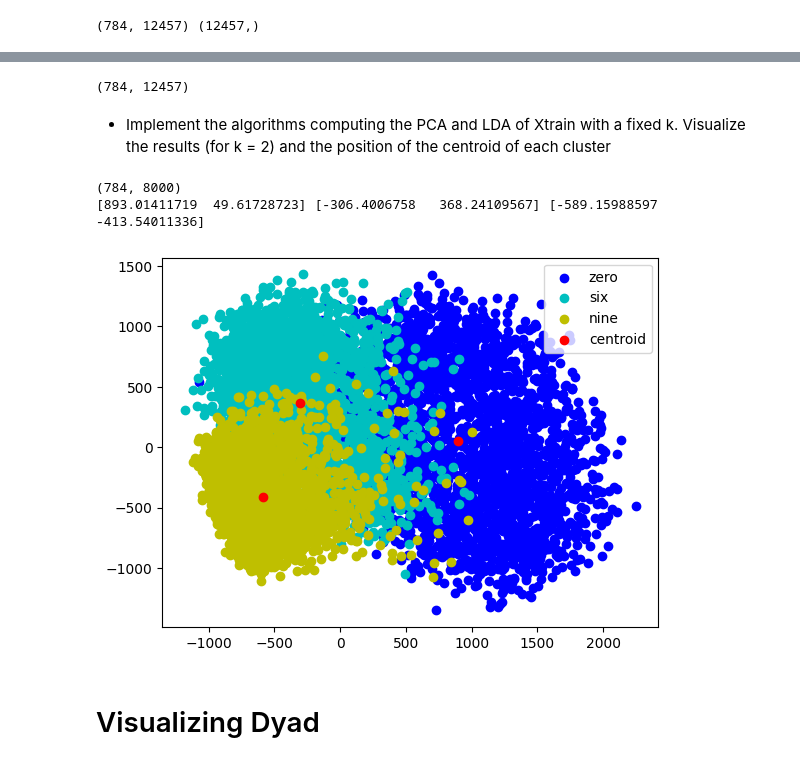
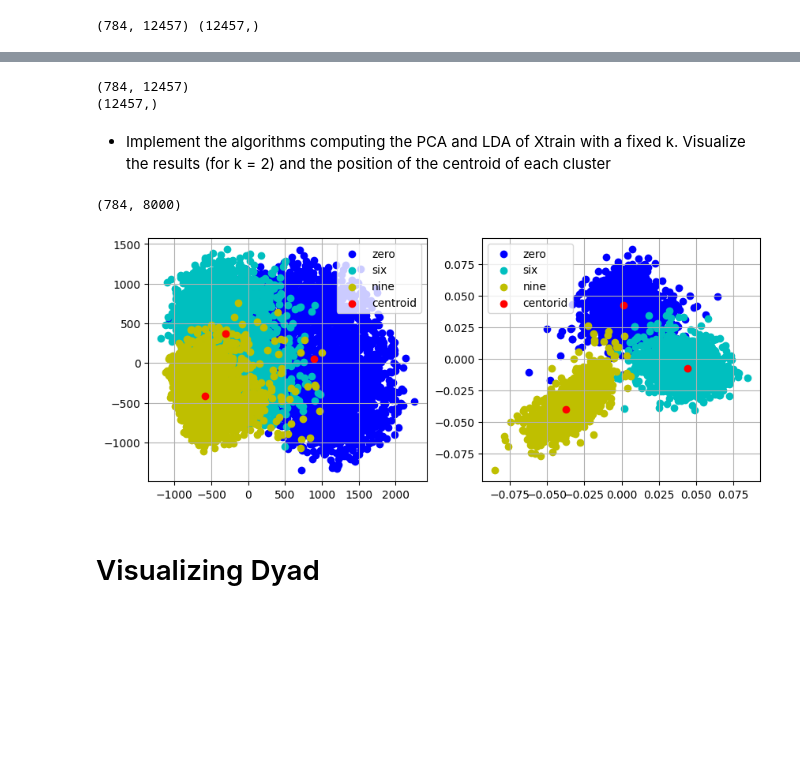
Before and after one commit to francesco-source/Artificial-Intelligence-UNIBO, a Jupyter notebook: Statistical_and_mathematical_methods_for_AI/Exercises/Exercise2.ipynb, the cells around one changed output, grey strips where cells are left out. Drawn from its saved outputs; the diff is of its cells as text; code cells hidden in the pictures; blank space fills up the shorter version.

```diff
--- a/Statistical_and_mathematical_methods_for_AI/Exercises/Exercise2.ipynb
+++ b/Statistical_and_mathematical_methods_for_AI/Exercises/Exercise2.ipynb
@@ -50,14 +53,16 @@ containing only the considered digits. Re-call X and Y those datasets, since the
 required anymore
 # %%
 digits=(0,6,9)
+#for PCA
 ind=()
 for i in range(len(Y)):
     if Y[i] in digits:
         ind+=(i,)
+del i
 ind=np.array(ind)
-Y=Y[ind]
-X=X[:,ind]
-print(X.shape,Y.shape)
+Yp=Y[ind]
+Xp=X[:,ind]
+print(Xp.shape,Yp.shape)
 # %% [output]
 (784, 12457) (12457,)
 # %% [markdown]
@@ -68,14 +73,16 @@ def split_data(X,Y,Ntrain):
     index=ind = np.arange(0,X.shape[1]-1)
     np.random.seed(4)
     np.random.shuffle(index)
-    Xtrain=X[:,index[:Ntrain]]
-    Ytrain=Y[index[:Ntrain]]
-    Xtest=X[:,index[Ntrain:]]
-    Ytest=Y[index[Ntrain:]]
+    Xtrain=Xp[:,index[:Ntrain]]
+    Ytrain=Yp[index[:Ntrain]]
+    Xtest=Xp[:,index[Ntrain:]]
+    Ytest=Yp[index[Ntrain:]]
     return Xtrain,Ytrain,Xtest,Ytest
-print(X.shape)
+print(Xp.shape)
+print(Yp.shape)
 # %% [output]
 (784, 12457)
+(12457,)
 # %% [markdown]
 -  Implement the algorithms computing the PCA and LDA of Xtrain with a fixed k. Visualize the results
 (for k = 2) and the position of the centroid of each cluster
@@ -128,10 +174,10 @@ def Plot(Y,Z_k):
 # %%
-Xtrain ,Ytrain, Xtest,Ytest=split_data(X,Y,8000)
-Plot(Ytrain,PCA(Xtrain,Ytrain,2))
+Xtrain ,Ytrain, Xtest,Ytest=split_data(Xp,Yp,8000)
-# %% [output]
-(784, 8000)
-[893.01411719  49.61728723] [-306.4006758   368.24109567] [-589.15988597 -413.54011336]
-[figure, removed]
+# %%
+Plot_PCA(Ytrain,PCA(Xtrain,Ytrain,2),LDA(Xtrain,Ytrain,2))
+# %% [output]
+(784, 8000)
+[figure, added]
 # %% [markdown]
 # Visualizing Dyad
 # %%
```
Also changed, not shown: parts of 4 cells of this notebook, 1 other file.
